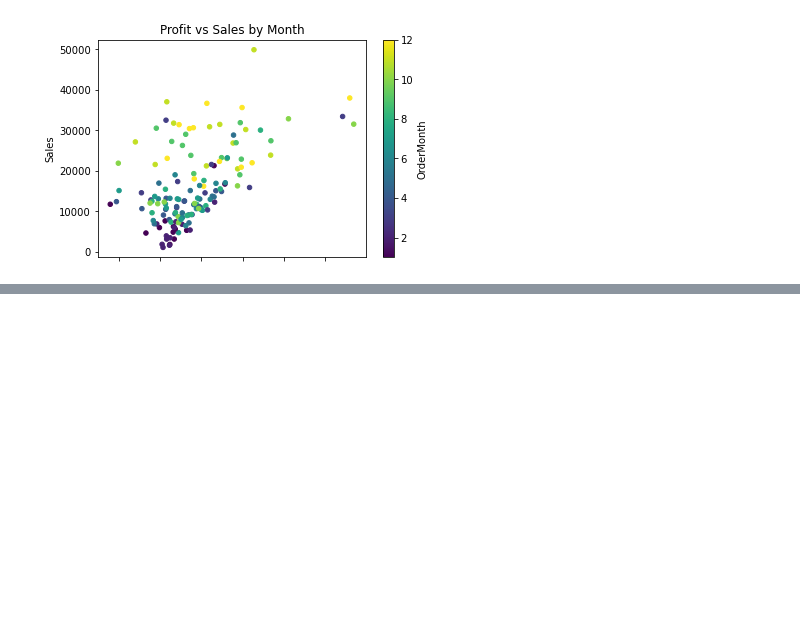
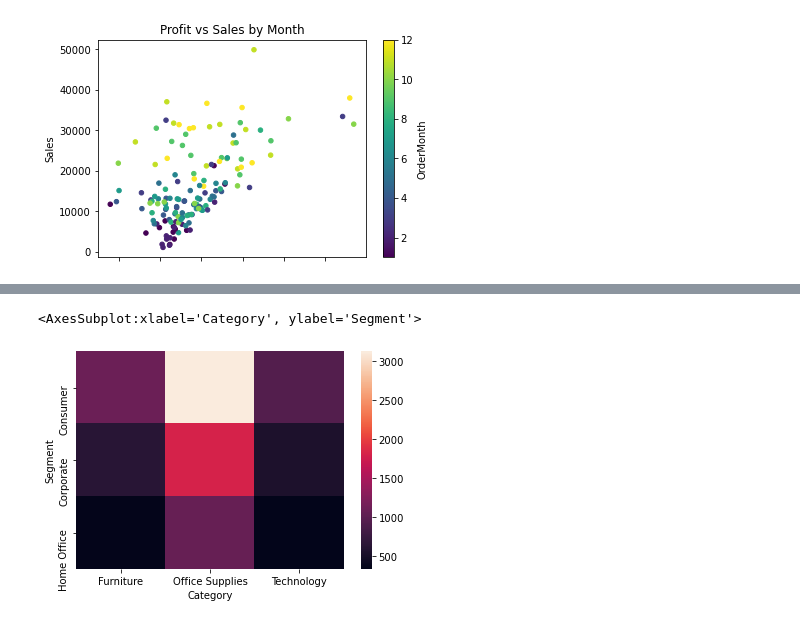
Before and after one commit to ZackSoucek/301-project1, a Jupyter notebook: ProjectSuperstore.ipynb, the cells around one changed output, grey strips where cells are left out. Cells and saved outputs as stored; diff of their text form; code cells hidden in the pictures; blank space fills up the shorter version.

```diff
--- a/ProjectSuperstore.ipynb
+++ b/ProjectSuperstore.ipynb
@@ -262,0 +289,6 @@ q9.plot.scatter(x="Profit",y="Sales",c=q9["Category"].map(q9c),colormap='viridis
+# %%
+cs_cp = ss.groupby(["Segment","Category"]).count()["Row ID"].unstack()
+sns.heatmap(cs_cp)
+# %% [output]
+<AxesSubplot:xlabel='Category', ylabel='Segment'>
+[figure, added]
```
Also changed, not shown: parts of 10 cells of this notebook.
